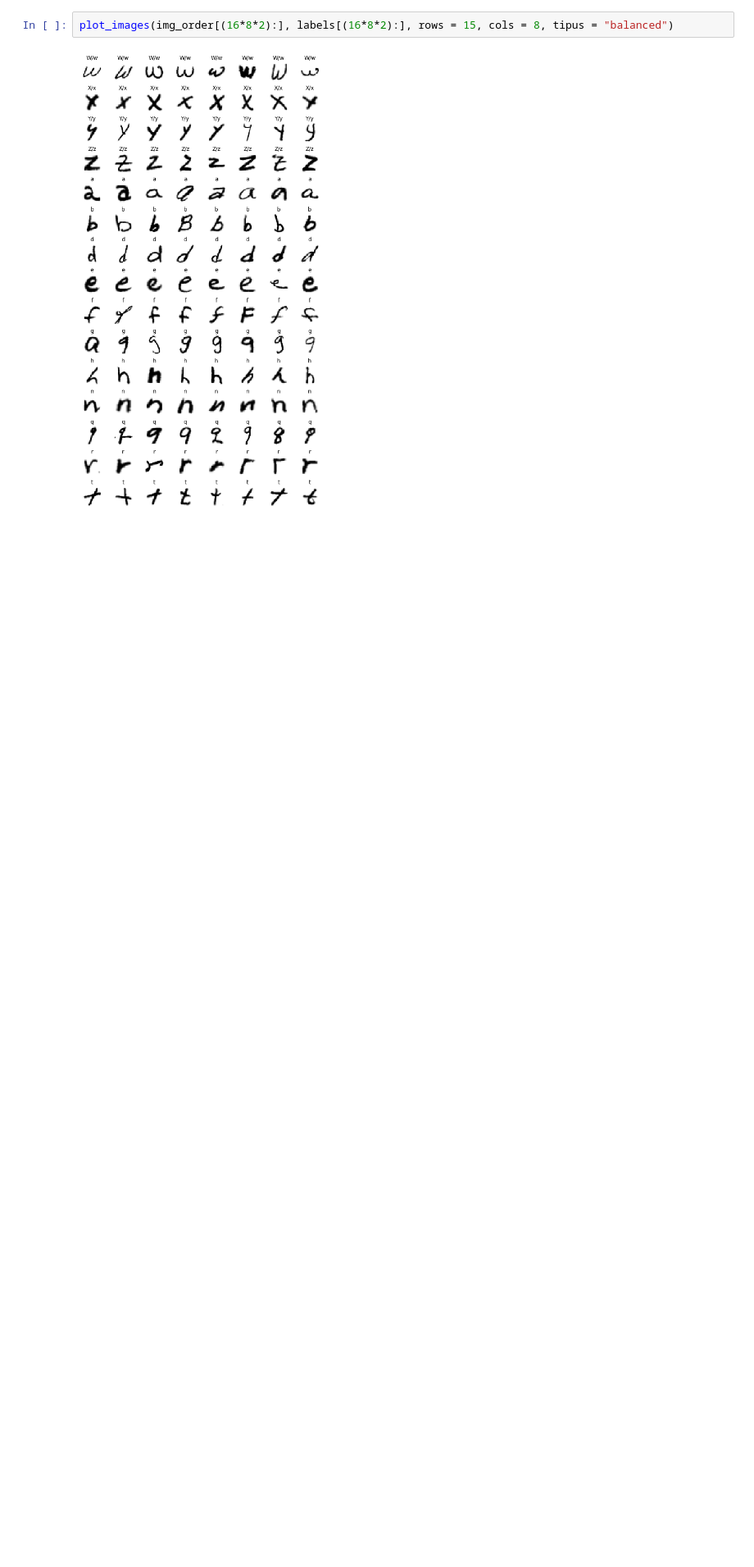
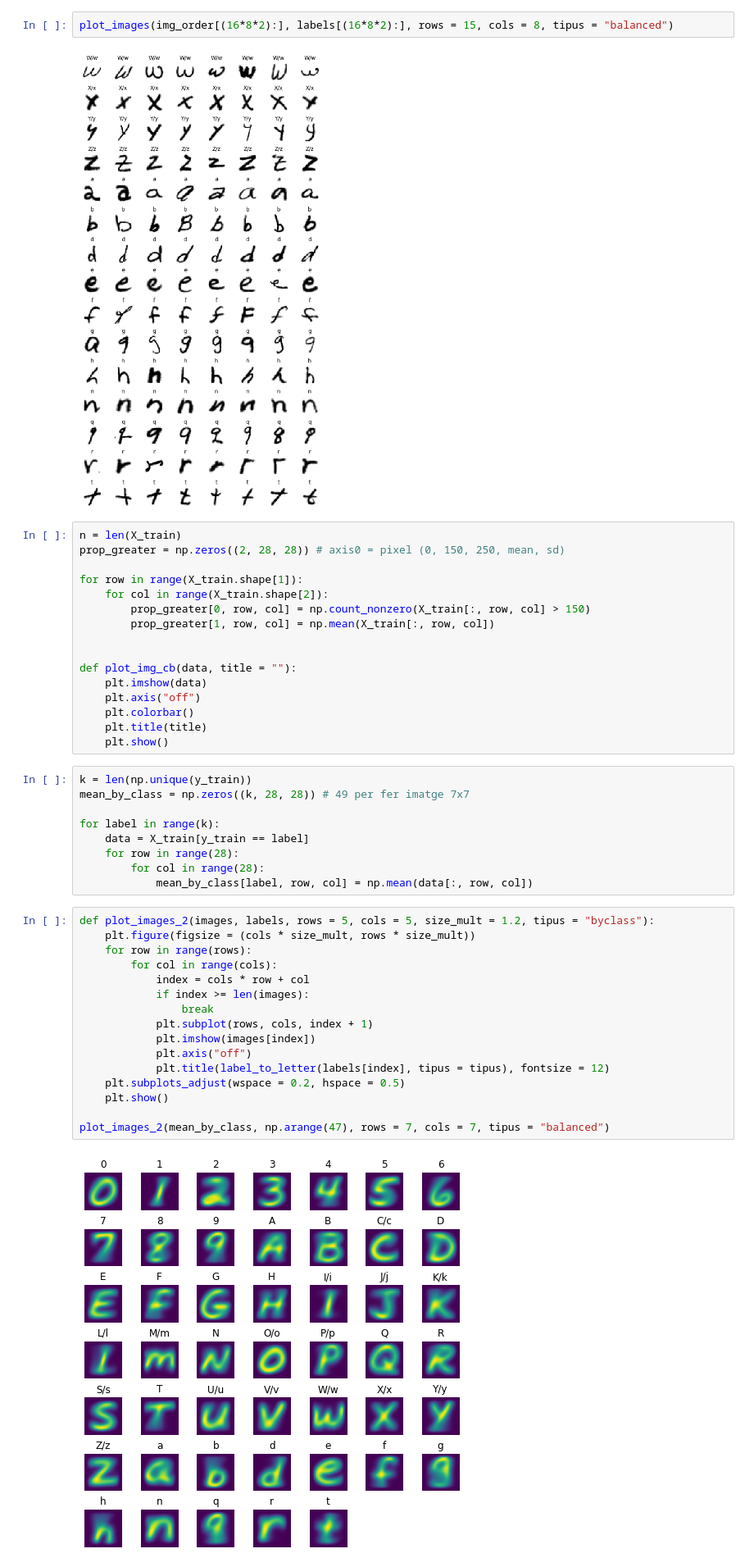
Before and after one commit to cesc1/TFG, a Jupyter notebook: code/emnist_analisis.ipynb, the cells around one changed output. Shown at 82% size. Cells and saved outputs as stored; diff of their text form; blank space fills up the shorter version.

Commit message:
update visualization

```diff
--- a/code/emnist_analisis.ipynb
+++ b/code/emnist_analisis.ipynb
@@ -190,3 +193,46 @@ plot_images(img_order[(16*8):(16*8*2)], labels[(16*8):(16*8*2)], rows = 16, cols
 plot_images(img_order[(16*8*2):], labels[(16*8*2):], rows = 15, cols = 8, tipus = "balanced")
 # %% [output]
 [figure]
+# %%
+n = len(X_train)
+prop_greater = np.zeros((2, 28, 28)) # axis0 = pixel (0, 150, 250, mean, sd)
+
+for row in range(X_train.shape[1]):
+    for col in range(X_train.shape[2]):
+        prop_greater[0, row, col] = np.count_nonzero(X_train[:, row, col] > 150)
+        prop_greater[1, row, col] = np.mean(X_train[:, row, col])
+
+
+def plot_img_cb(data, title = ""):
+    plt.imshow(data)
+    plt.axis("off")
+    plt.colorbar()
+    plt.title(title)
+    plt.show()
+# %%
+k = len(np.unique(y_train))
+mean_by_class = np.zeros((k, 28, 28)) # 49 per fer imatge 7x7
+
+for label in range(k):
+    data = X_train[y_train == label]
+    for row in range(28):
+        for col in range(28):
+            mean_by_class[label, row, col] = np.mean(data[:, row, col])
+# %%
+def plot_images_2(images, labels, rows = 5, cols = 5, size_mult = 1.2, tipus = "byclass"):
+    plt.figure(figsize = (cols * size_mult, rows * size_mult))
+    for row in range(rows):
+        for col in range(cols):
+            index = cols * row + col
+            if index >= len(images):
+                break
+            plt.subplot(rows, cols, index + 1)
+            plt.imshow(images[index])
+            plt.axis("off")
+            plt.title(label_to_letter(labels[index], tipus = tipus), fontsize = 12)
+    plt.subplots_adjust(wspace = 0.2, hspace = 0.5)
+    plt.show()
+
+plot_images_2(mean_by_class, np.arange(47), rows = 7, cols = 7, tipus = "balanced")
+# %% [output]
+[figure, added]
```
Also changed, not shown: parts of 12 cells of this notebook, 6 other files.
